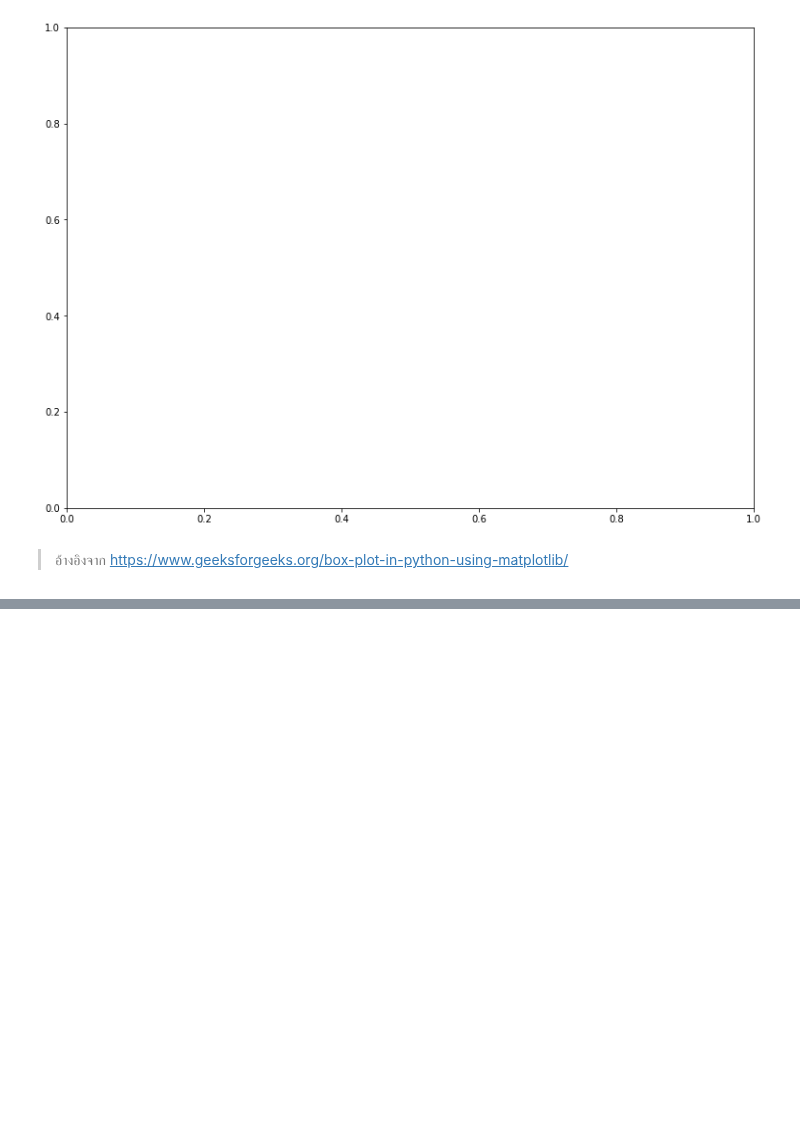
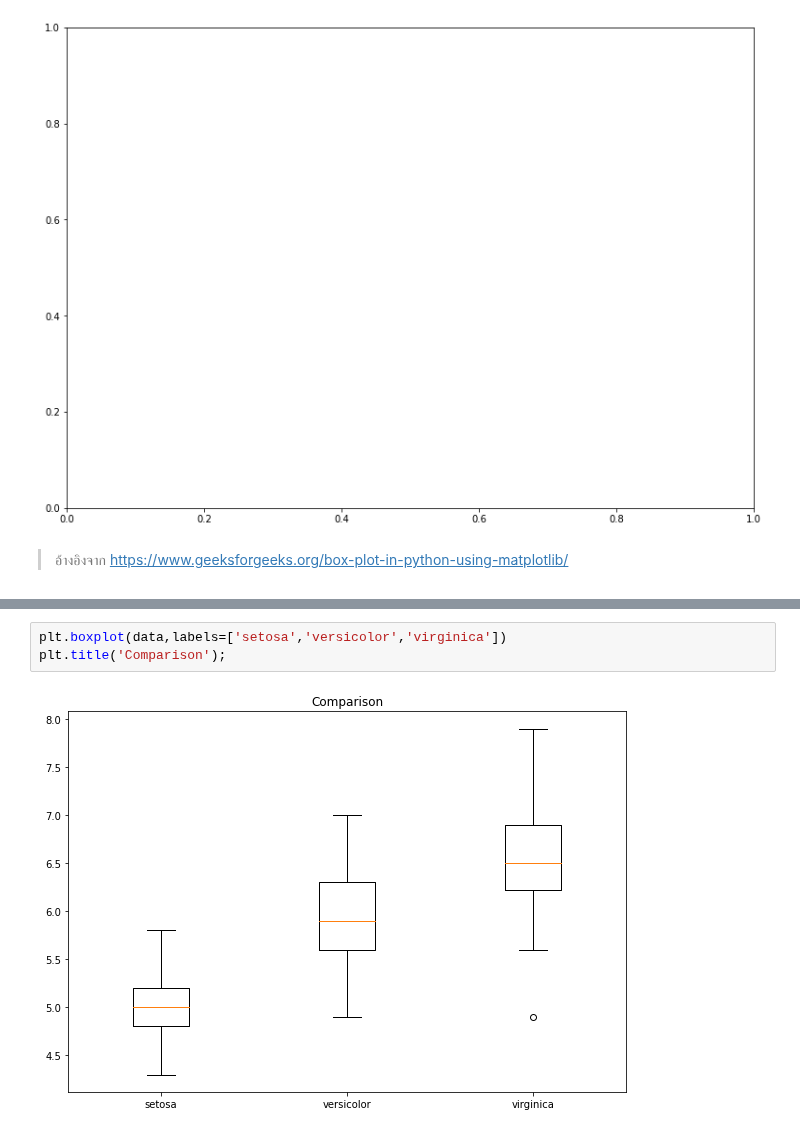
Before and after one commit to 623020514-5/Python-Data-Viz.-, a Jupyter notebook: DataViz02_Data_Distribution.ipynb, the cells around one changed output, grey strips where cells are left out. Drawn from its saved outputs; the diff is of its cells as text; blank space fills up the shorter version.

```diff
--- a/DataViz02_Data_Distribution.ipynb
+++ b/DataViz02_Data_Distribution.ipynb
@@ -394,0 +389,5 @@ SyntaxError: ignored
+# %%
+plt.boxplot(data,labels=['setosa','versicolor','virginica'])
+plt.title('Comparison');
+# %% [output]
+[figure, added]
```
Also changed, not shown: parts of 6 cells of this notebook.
